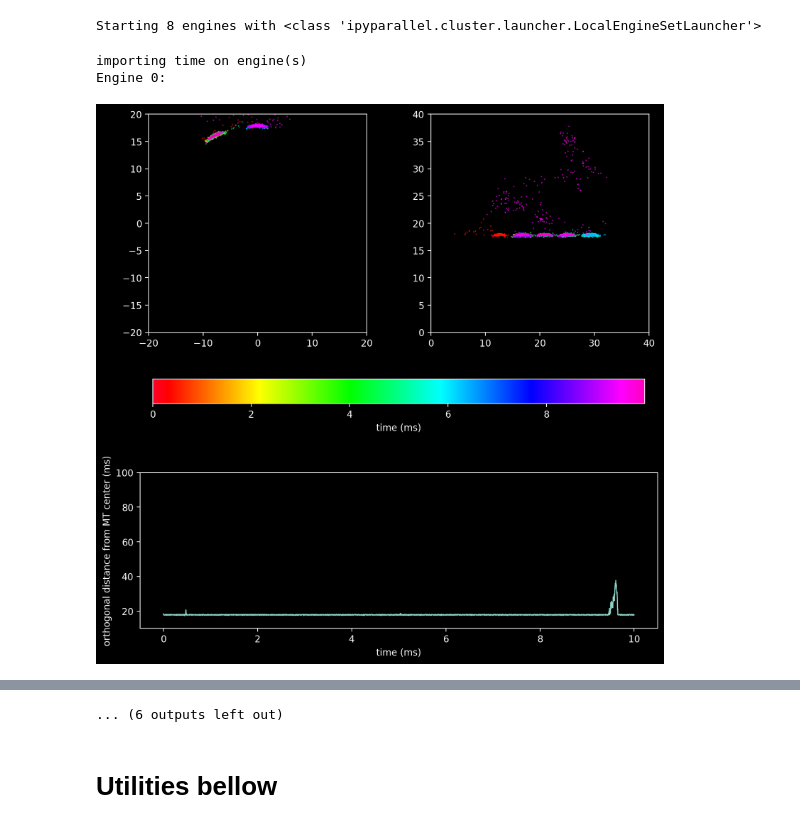
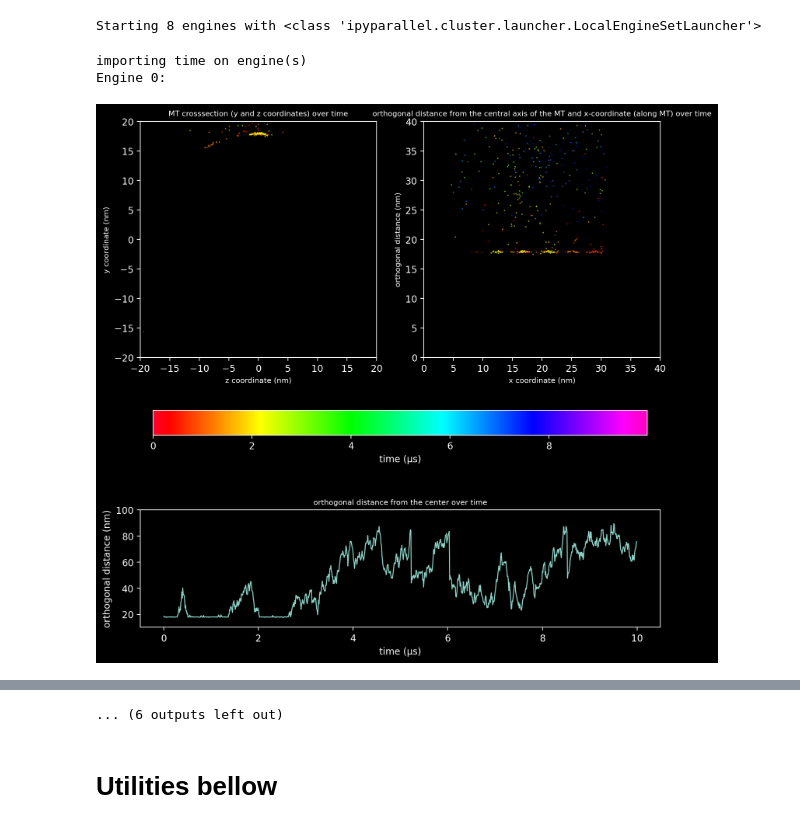
Before and after one commit to filippo1335/Ndc80simulator, a Jupyter notebook: sim_numba.ipynb, the cells around one changed output, grey strips where cells are left out. Saved outputs shown, nothing was run; the diff lists cells and outputs as text; code cells hidden in the pictures.

```diff
--- a/sim_numba.ipynb
+++ b/sim_numba.ipynb
@@ -259,26 +268,26 @@ def plotter(headhistv,id, save=False):
     plt.style.use('dark_background')
     render_everyN = 1
     orthogonal_distance = np.linalg.norm(headhistv[::render_everyN, 1:3]-[20,20], axis=1)
-    time_arr = np.arange(steps/(render_everyN*hist_every))*render_everyN*hist_every*dt/10**9
+    time_arr = np.arange(steps/(render_everyN*hist_every))*render_everyN*hist_every*dt/(steps *10^9)
 
     #fig, ax = plt.subplots(2, gridspec_kw={'height_ratios': [4, 4]}, figsize=(10, 10))
     fig, ax = plt.subplots(ncols=2, nrows=2, figsize=(10,10), dpi=200, gridspec_kw={'height_ratios': [3, 1]}) #gridspec_kw={'height_ratios': [4, 1], "width_ratios": [1]}
     pos = ax[0,0].scatter(headhistv[::render_everyN, 2]-20, headhistv[::render_everyN, 1]-20, cmap="gist_rainbow", c=time_arr, s=0.1)
     ax[0,0].set_xlim(-20, 20)
     ax[0,0].set_ylim(-20, 20)
-    ax[0,0].set_title("Y and Z coordinates over time", fontsize=8)
-    ax[0,0].set_xlabel("Z coordinate (nm)", fontsize=8)
-    ax[0,0].set_ylabel("Y coordinate (nm)", fontsize=8)
+    ax[0,0].set_title("MT crosssection (y and z coordinates) over time", fontsize=8)
+    ax[0,0].set_xlabel("z coordinate (nm)", fontsize=8)
+    ax[0,0].set_ylabel("y coordinate (nm)", fontsize=8)
     ax[0,0].set_aspect("equal", adjustable="box")
     perp = ax[0,1].scatter(headhistv[::render_everyN, 0], orthogonal_distance[::], cmap="gist_rainbow", c=time_arr, s=0.1)
     ax[0,1].set_xlim(0, 40)
     ax[0,1].set_ylim(0, 40)
-    ax[0,1].set_title("orthogonal distance from the axis going along the center of the MT and X coordinate over time", fontsize=8)
-    ax[0,1].set_xlabel("X coordinate (nm)", fontsize=8)
+    ax[0,1].set_title("orthogonal distance from the central axis of the MT and x-coordinate (along MT) over time", fontsize=8)
+    ax[0,1].set_xlabel("x coordinate (nm)", fontsize=8)
     ax[0,1].set_ylabel("orthogonal distance (nm)", fontsize=8)
     ax[0,1].set_aspect("equal", adjustable="box")
     gs = ax[1, 0].get_gridspec()
-    fig.colorbar(pos, ax=ax[0,:], label='time (ms)', orientation='horizontal', shrink=0.95)
+    fig.colorbar(pos, ax=ax[0,:], label='time (µs)', orientation='horizontal', shrink=0.95)
     # remove the underlying Axes
     for ax in ax[1,:]:
         ax.remove()
@@ -286,7 +295,7 @@ def plotter(headhistv,id, save=False):
     figigi = axbig.plot(time_arr[::], orthogonal_distance[::], linewidth=1)
     axbig.set_ylim(10,100)
     axbig.set_title("orthogonal distance from the center over time", fontsize=8)
-    axbig.set_xlabel('time (ms)')
+    axbig.set_xlabel('time (µs)')
     axbig.set_ylabel('orthogonal distance (nm)')
     plt.show()
     fig.savefig(f'/Users/filiproch/PycharmProjects/LAMMPS/figures/ipyruns/engine{id}.png')
@@ -294,16 +303,16 @@ def plotter(headhistv,id, save=False):
 #-----------------------------------------------------------
 # SINGLE CORE SIMS
 #-----------------------------------------------------------
-polymerLength = 10
-headN = 1
-steps = 1000000
+polymerLength = 10 # ten repeats
+headN = 1 # one head
+steps = 10000000
 dt = 100 #fs
 #random_val = 0.01 # nm/sqrt(fs)
-mu = 0.01 #fs mol/g
-print_every = 1000000
+mu = 0.01 #fs mol/g, gives the viscosity of the medium ~ 5.34 mPa*s
+print_every = 10000000
 hist_every = 10000
 unit_distanceX = 4.13 #nm
-temp = 311.4  #K
+temp = 311  #K
 random_val = np.sqrt(2.0*8.314*(10.0**-3) * mu * temp)/1000.0
 
 
@@ -365,9 +383,9 @@ polymerLength = 10
 headN = 1
 steps = 100000000
 dt = 100            # fs
-mu = 0.01           # fs mol/g
-print_every = 10000000
-hist_every = 10000
+mu = 0.01           # fs mol/g, 0.01 gives the viscosity of the medium ~ 5.34 mPa*s
+print_every = 100000000
+hist_every = 100000
 unit_distanceX = 4.13 # nm
 temp = 311.4            # K
 random_val = np.sqrt(2.0*8.314*(10.0**-3) * mu * temp)/1000.0
@@ -393,36 +411,36 @@ dview.push({
 
 # variable epsilon for surface interaction lj
 epsilons = []
-for n in range(n_proc): epsilons.append((0.0009+0.0000010*n)) # epsilons.append((0.0009+0.000010*n)) works well
+for n in range(n_proc): epsilons.append((0.0006+0.0001*n)) # epsilons.append((0.0009+0.000010*n)) works well, in GJ/mol
 dview.scatter('epsilon', epsilons)
 
 with dview.sync_imports():
     import time
 
 # define run
 def run_simulation_instance():
     print(epsilon)
     start = time.perf_counter()
     polymer, COM, surface, polymersurfaceP, polymersurfaceN = polymergenerator(polymerLength, headN)
     headhist, surfacehist = simulate(COM, surface, polymer, polymersurfaceP, polymersurfaceN, steps, dt, random_val, mu, print_every, hist_every, epsilon[0])
     end = time.perf_counter()
     elapsed = end - start
     return {'headhist': headhist, 'surfacehist': surfacehist, 'elapsed': elapsed}
 
 # run
 async_results = dview.apply_async(run_simulation_instance)
 
 # get results and shutdown engines
 results = async_results.get()
 rc.shutdown(hub=True)
 
 # plot for each
 for idx, res in enumerate(results):
     print(f"Engine {idx}:")
     plotter(res['headhist'], idx, True)
     print("Elapsed (after compilation) = {}s".format((res['elapsed'])))
 # %% [output]
 Starting 8 engines with <class 'ipyparallel.cluster.launcher.LocalEngineSetLauncher'>
 importing time on engine(s)
 Engine 0:
-[figure, old version]
+[figure, new version]
@@ -456,7 +474,7 @@ for idx, res in enumerate(results):
             f.write(f"C5 {positions[4,0]:8.4f}{positions[4,1]:8.4f}{positions[4,2]:8.4f} \n")
             f.write(f"C6 {positions[5,0]:8.4f}{positions[5,1]:8.4f}{positions[5,2]:8.4f} \n")
 # %% [markdown]
-# Utilities bellow
+ # Utilities bellow
 # %%
 for idx, res in enumerate(results):
     print(f"Engine {idx}:")
```
Also changed, not shown: parts of 9 cells of this notebook.
